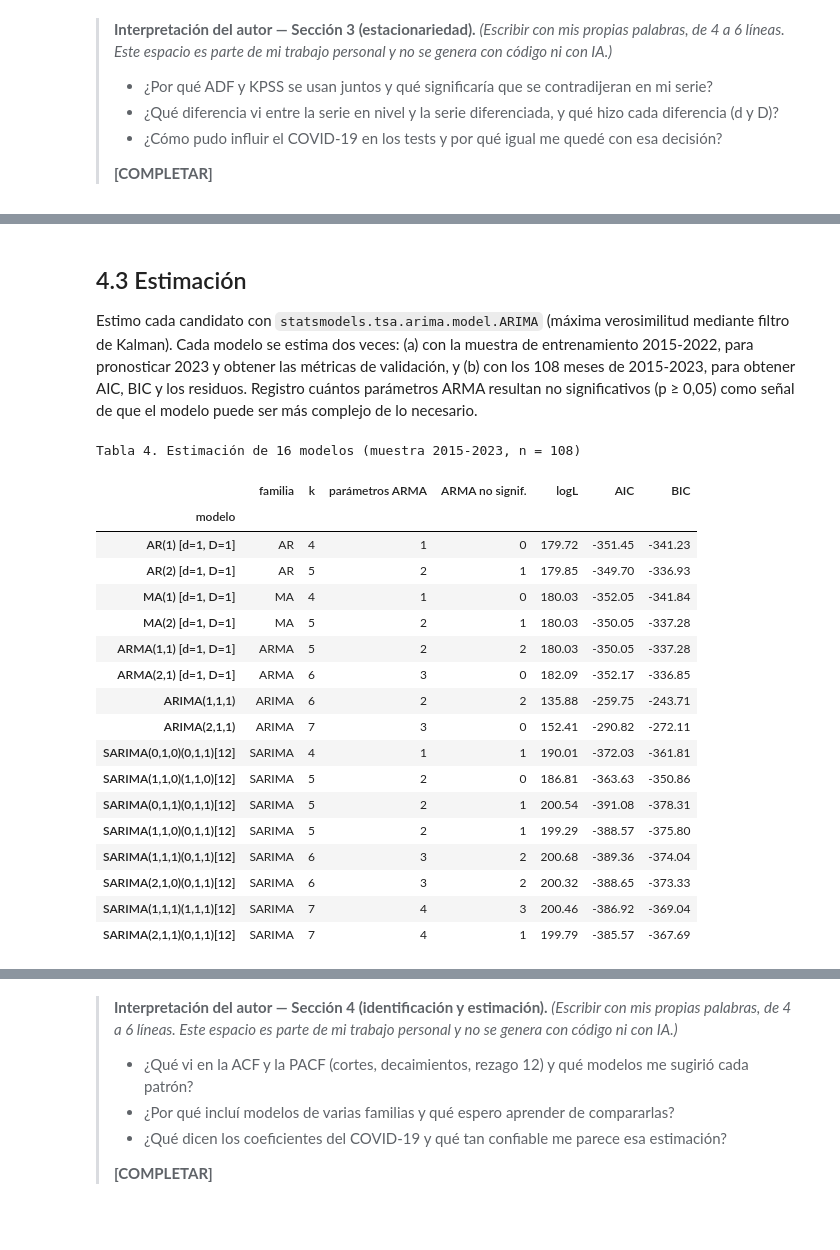
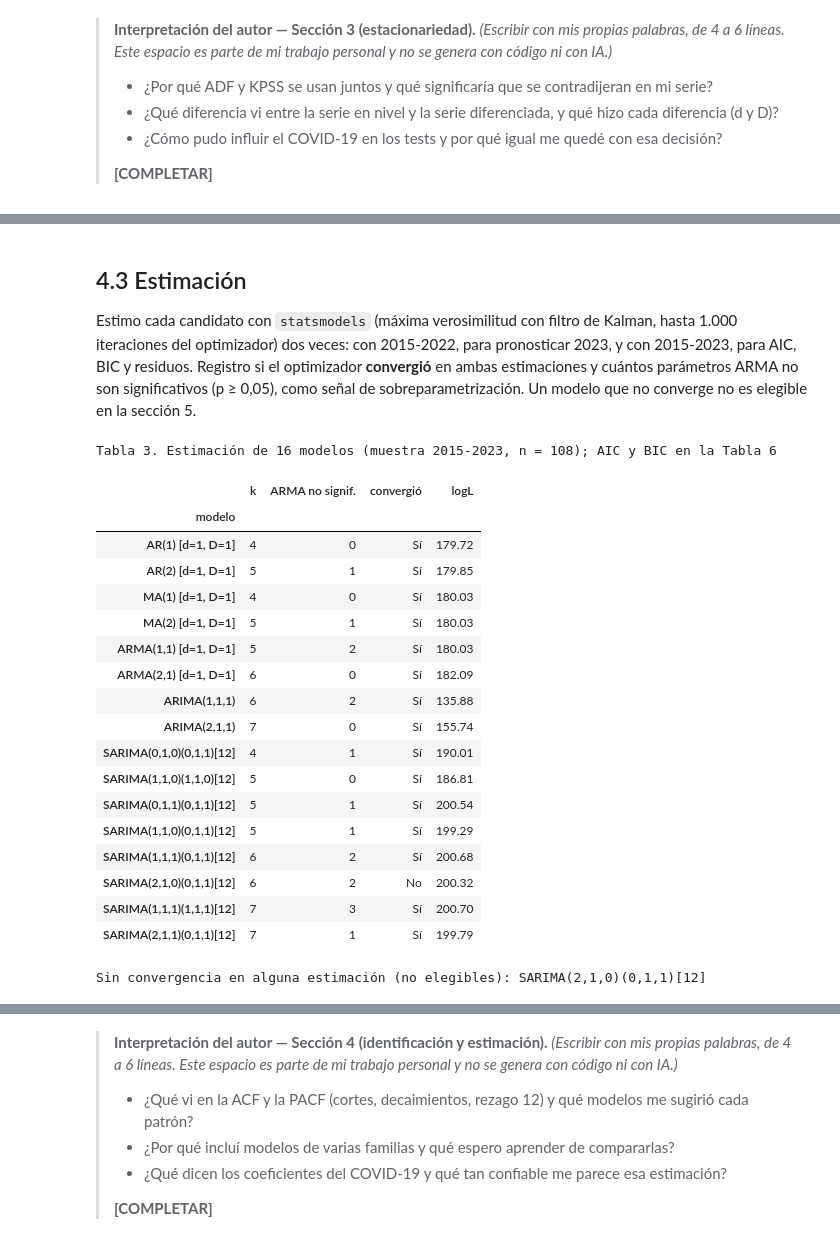
Before and after one commit to robertomoncada-blip/Magister_ciencia_datos, a Jupyter notebook: MCDI505/notebooks/mcdi505_s2rmoncada.ipynb, the cells around one changed output, grey strips where cells are left out. Cells and saved outputs as stored; diff of their text form; code cells hidden in the pictures.

```diff
--- a/MCDI505/notebooks/mcdi505_s2rmoncada.ipynb
+++ b/MCDI505/notebooks/mcdi505_s2rmoncada.ipynb
@@ -96,6 +77,7 @@ plt.rcParams.update({
     "axes.spines.top": False, "axes.spines.right": False,
     "axes.titlesize": 11, "axes.labelsize": 9.5, "font.size": 9,
 })
+pd.set_option("display.max_colwidth", None)   # tablas con texto completo
 
 # Hitos del caso (contexto entregado en el documento base del curso)
 COVID_INI = pd.Timestamp("2020-03-01")
@@ -112,6 +94,10 @@ def pv(p):
     """Valor-p con formato legible."""
     return "< 0,001" if p < 0.001 else c(p, 3)
 
+def p_(p):
+    """«p < 0,001» o «p = 0,xxx», según corresponda."""
+    return "p < 0,001" if p < 0.001 else f"p = {c(p, 3)}"
+
 print("pandas", pd.__version__, "· numpy", np.__version__, "· statsmodels", statsmodels.__version__)
 # %% [output]
 pandas 3.0.6 · numpy 2.5.3 · statsmodels 0.15.0
@@ -389,18 +340,3 @@ Tabla 1. Tests de raíz unitaria según el nivel de diferenciación (muestra 201
 | D=1 (lag 12) | -2.846 | 0.052 | 0.192 | 0.1 | 0.081 | -0.203 | Discrepante / no concluyente |
 | d=1 y D=1 | -10.451 | 0.000 | 0.041 | 0.1 | 0.046 | -0.330 | Estacionaria |
 Nota: el p-valor de KPSS se reporta truncado entre 0,01 y 0,10 (límites de las tablas del test).
-# %%
-# ============================================================
-# 3.2 (cont.) Figura de las series transformadas
-# ============================================================
-fig, axes = plt.subplots(2, 2, figsize=(12, 6.2), sharex=True)
-for ax, (k, serie) in zip(axes.ravel(), opciones.items()):
-    ax.plot(serie.dropna(), color=ROJO if k == (0, 0) else AZUL, lw=1.1)
-    if k != (0, 0):
-        ax.axhline(serie.mean(), color=NEGRO, lw=0.8, ls="--")
-    ax.axvspan(COVID_INI, COVID_FIN, color=GRIS, alpha=0.25)
-    p_adf, p_kp = pruebas[k]["ADF p"], pruebas[k]["KPSS p"]
-    ax.set_title(f"{nombres[k]}  ·  ADF p = {pv(p_adf)}  ·  KPSS p = {pv(p_kp)}")
-fig.suptitle("Figura 2. Serie en logaritmos con distintas diferenciaciones (zona gris = periodo COVID-19)",
-             y=1.01, fontsize=11)
-plt.tight_layout(); plt.show()
@@ -700,7 +601,7 @@ Tabla 3. 16 modelos candidatos
 # %% [markdown]
 ## 4.3 Estimación
 
-Estimo cada candidato con `statsmodels.tsa.arima.model.ARIMA` (máxima verosimilitud mediante filtro de Kalman). Cada modelo se estima dos veces: (a) con la muestra de entrenamiento 2015-2022, para pronosticar 2023 y obtener las métricas de validación, y (b) con los 108 meses de 2015-2023, para obtener AIC, BIC y los residuos. Registro cuántos parámetros ARMA resultan no significativos (p ≥ 0,05) como señal de que el modelo puede ser más complejo de lo necesario.
+Estimo cada candidato con `statsmodels` (máxima verosimilitud con filtro de Kalman, hasta 1.000 iteraciones del optimizador) dos veces: con 2015-2022, para pronosticar 2023, y con 2015-2023, para AIC, BIC y residuos. Registro si el optimizador **convergió** en ambas estimaciones y cuántos parámetros ARMA no son significativos (p ≥ 0,05), como señal de sobreparametrización. Un modelo que no converge no es elegible en la sección 5.
 # %%
 # ============================================================
 # 4.3 Estimación de todos los candidatos
@@ -715,63 +616,67 @@ def ajustar(serie, exog, spec):
     p, d_, q, P, D_, Q = spec
     est = (P, D_, Q, S) if (P or D_ or Q) else (0, 0, 0, 0)
     modelo = ARIMA(serie, exog=exog, order=(p, d_, q), seasonal_order=est, trend=tendencia(d_, D_))
-    return modelo.fit()
+    return modelo.fit(method_kwargs={"maxiter": 1000})
 
 def pronosticar(res, pasos, exog_f):
     """Pronóstico en GWh (se invierte el logaritmo) con su intervalo de 95 %."""
     fc = res.get_forecast(steps=pasos, exog=exog_f)
     ic = fc.conf_int(alpha=0.05)
     ic = np.asarray(ic)
     return np.exp(np.asarray(fc.predicted_mean)), np.exp(ic[:, 0]), np.exp(ic[:, 1])
 
 ent_val = ly.loc[:"2022-12-01"]                      # entrenamiento de la validación
 X_ent_val = X.loc[ent_val.index]
 idx_val = ly.loc["2023-01-01":].index                # 2023
 X_val = X.loc[idx_val]
 
 resultados = {}
 filas = []
 for fam, origen, p, d_, q, P, D_, Q in candidatos:
     spec = (p, d_, q, P, D_, Q)
     nom = NOMBRES[spec]
     try:
         r_full = ajustar(ly, X, spec)                # 2015-2023 (AIC, BIC, residuos)
         r_val = ajustar(ent_val, X_ent_val, spec)    # 2015-2022 (pronóstico 2023)
         pred_val, _, _ = pronosticar(r_val, 12, X_val)
     except Exception as e:                           # un modelo que no converge se informa y se descarta
         print(f"[aviso] {nom} no se pudo estimar: {type(e).__name__}")
         continue
+    conv = bool(r_full.mle_retvals.get("converged", True) and r_val.mle_retvals.get("converged", True))
     pv_arma = r_full.pvalues[[n for n in r_full.pvalues.index if n.startswith(("ar.", "ma."))]]
     resultados[nom] = {"spec": spec, "full": r_full, "val": r_val,
-                       "pred_val": pd.Series(pred_val, index=idx_val), "k_arma": len(pv_arma)}
+                       "pred_val": pd.Series(pred_val, index=idx_val), "k_arma": len(pv_arma), "conv": conv}
     filas.append({"modelo": nom, "familia": fam, "p": p, "d": d_, "q": q, "P": P, "D": D_, "Q": Q,
                   "k": len(r_full.params), "parámetros ARMA": len(pv_arma),
-                  "ARMA no signif.": int((pv_arma >= 0.05).sum()),
+                  "ARMA no signif.": int((pv_arma >= 0.05).sum()), "convergió": "Sí" if conv else "No",
                   "logL": r_full.llf, "AIC": r_full.aic, "BIC": r_full.bic})
 
 tabla = pd.DataFrame(filas).set_index("modelo")
-print(f"Tabla 4. Estimación de {len(tabla)} modelos (muestra 2015-2023, n = {len(ly)})")
-display(tabla[["familia", "k", "parámetros ARMA", "ARMA no signif.", "logL", "AIC", "BIC"]].round(2))
+print(f"Tabla 3. Estimación de {len(tabla)} modelos (muestra 2015-2023, n = {len(ly)}); AIC y BIC en la Tabla 6")
+display(tabla[["k", "ARMA no signif.", "convergió", "logL"]].round(2))
+no_conv = [n for n, r in resultados.items() if not r["conv"]]
+print("Sin convergencia en alguna estimación (no elegibles):", ", ".join(no_conv) if no_conv else "ninguno")
 # %% [output]
-Tabla 4. Estimación de 16 modelos (muestra 2015-2023, n = 108)
+Tabla 3. Estimación de 16 modelos (muestra 2015-2023, n = 108); AIC y BIC en la Tabla 6
-|  | familia | k | parámetros ARMA | ARMA no signif. | logL | AIC | BIC |
-| modelo |  |  |  |  |  |  |  |
-| AR(1) [d=1, D=1] | AR | 4 | 1 | 0 | 179.72 | -351.45 | -341.23 |
-| AR(2) [d=1, D=1] | AR | 5 | 2 | 1 | 179.85 | -349.70 | -336.93 |
-| MA(1) [d=1, D=1] | MA | 4 | 1 | 0 | 180.03 | -352.05 | -341.84 |
-| MA(2) [d=1, D=1] | MA | 5 | 2 | 1 | 180.03 | -350.05 | -337.28 |
-| ARMA(1,1) [d=1, D=1] | ARMA | 5 | 2 | 2 | 180.03 | -350.05 | -337.28 |
-| ARMA(2,1) [d=1, D=1] | ARMA | 6 | 3 | 0 | 182.09 | -352.17 | -336.85 |
-| ARIMA(1,1,1) | ARIMA | 6 | 2 | 2 | 135.88 | -259.75 | -243.71 |
-| ARIMA(2,1,1) | ARIMA | 7 | 3 | 0 | 152.41 | -290.82 | -272.11 |
-| SARIMA(0,1,0)(0,1,1)[12] | SARIMA | 4 | 1 | 1 | 190.01 | -372.03 | -361.81 |
-| SARIMA(1,1,0)(1,1,0)[12] | SARIMA | 5 | 2 | 0 | 186.81 | -363.63 | -350.86 |
-| SARIMA(0,1,1)(0,1,1)[12] | SARIMA | 5 | 2 | 1 | 200.54 | -391.08 | -378.31 |
-| SARIMA(1,1,0)(0,1,1)[12] | SARIMA | 5 | 2 | 1 | 199.29 | -388.57 | -375.80 |
-| SARIMA(1,1,1)(0,1,1)[12] | SARIMA | 6 | 3 | 2 | 200.68 | -389.36 | -374.04 |
-| SARIMA(2,1,0)(0,1,1)[12] | SARIMA | 6 | 3 | 2 | 200.32 | -388.65 | -373.33 |
-| SARIMA(1,1,1)(1,1,1)[12] | SARIMA | 7 | 4 | 3 | 200.46 | -386.92 | -369.04 |
-| SARIMA(2,1,1)(0,1,1)[12] | SARIMA | 7 | 4 | 1 | 199.79 | -385.57 | -367.69 |
+|  | k | ARMA no signif. | convergió | logL |
+| modelo |  |  |  |  |
+| AR(1) [d=1, D=1] | 4 | 0 | Sí | 179.72 |
+| AR(2) [d=1, D=1] | 5 | 1 | Sí | 179.85 |
+| MA(1) [d=1, D=1] | 4 | 0 | Sí | 180.03 |
+| MA(2) [d=1, D=1] | 5 | 1 | Sí | 180.03 |
+| ARMA(1,1) [d=1, D=1] | 5 | 2 | Sí | 180.03 |
+| ARMA(2,1) [d=1, D=1] | 6 | 0 | Sí | 182.09 |
+| ARIMA(1,1,1) | 6 | 2 | Sí | 135.88 |
+| ARIMA(2,1,1) | 7 | 0 | Sí | 155.74 |
+| SARIMA(0,1,0)(0,1,1)[12] | 4 | 1 | Sí | 190.01 |
+| SARIMA(1,1,0)(1,1,0)[12] | 5 | 0 | Sí | 186.81 |
+| SARIMA(0,1,1)(0,1,1)[12] | 5 | 1 | Sí | 200.54 |
+| SARIMA(1,1,0)(0,1,1)[12] | 5 | 1 | Sí | 199.29 |
+| SARIMA(1,1,1)(0,1,1)[12] | 6 | 2 | Sí | 200.68 |
+| SARIMA(2,1,0)(0,1,1)[12] | 6 | 2 | No | 200.32 |
+| SARIMA(1,1,1)(1,1,1)[12] | 7 | 3 | Sí | 200.70 |
+| SARIMA(2,1,1)(0,1,1)[12] | 7 | 1 | Sí | 199.79 |
+Sin convergencia en alguna estimación (no elegibles): SARIMA(2,1,0)(0,1,1)[12]
 # %%
 # ============================================================
 # 4.3 (cont.) Efecto estimado del COVID-19 en el modelo sugerido
```
Also changed, not shown: parts of 40 cells of this notebook.
